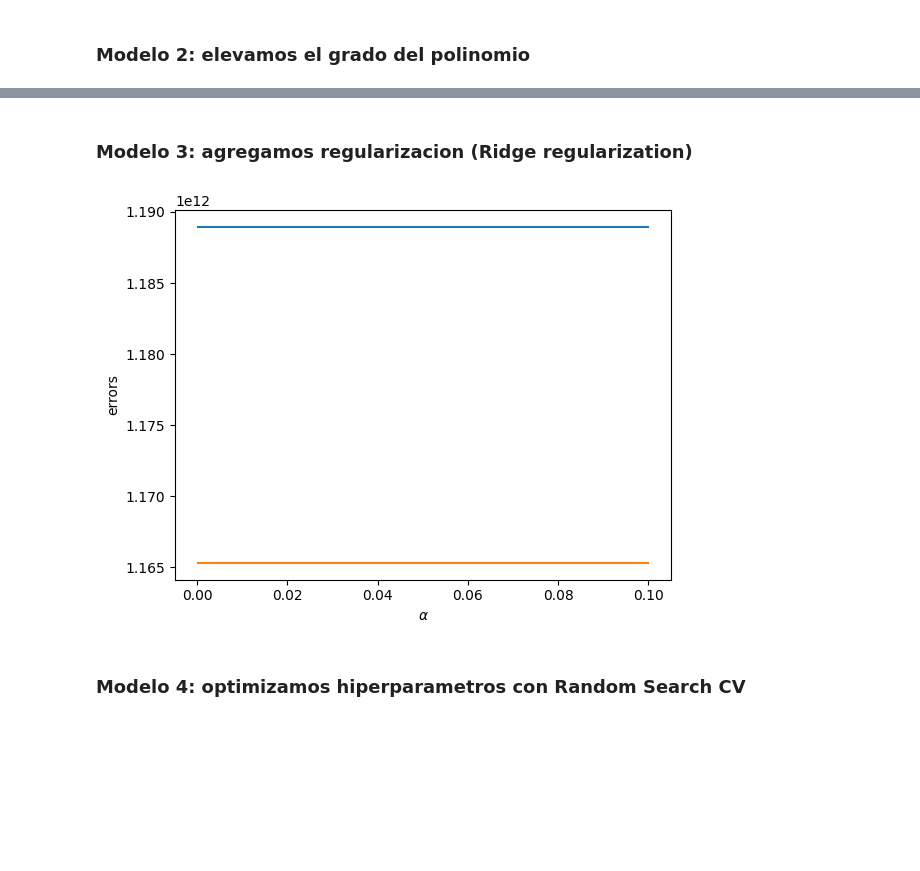
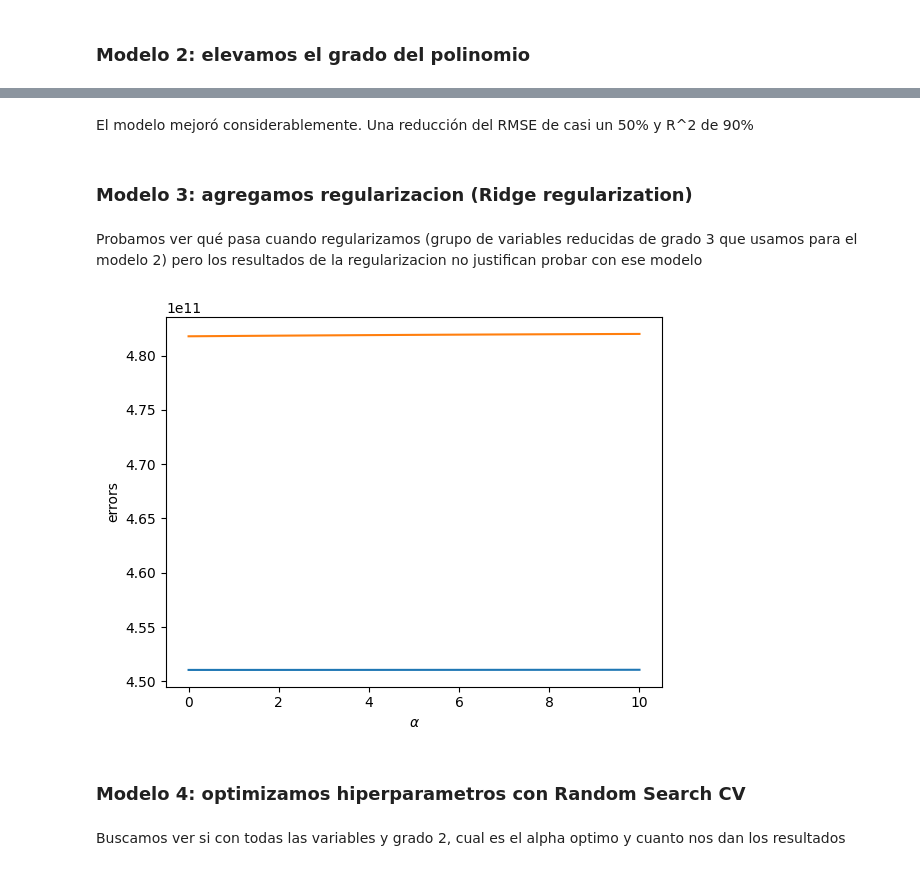
Before and after one commit to ichiP245/TP-Anal-tica-Descriptiva, a Jupyter notebook: notebooks/ModeloRL.ipynb, the cells around one changed output, grey strips where cells are left out. Saved outputs shown, nothing was run; the diff lists cells and outputs as text; code cells hidden in the pictures; blank space fills up the shorter version.

```diff
--- a/notebooks/ModeloRL.ipynb
+++ b/notebooks/ModeloRL.ipynb
@@ -115,7 +172,7 @@ See the caveats in the documentation: https://pandas.pydata.org/pandas-docs/stab
 # %%
 X = pd.get_dummies(X,drop_first=True)
 for col in X.columns:
-  if col.startswith('district_'):
+  if col.startswith('district_') or col.startswith('buildingType_') or col.startswith('renovationCondition_') or col.startswith('buildingStructure_'):
     X[col] = X[col].astype(int)
 # %% [markdown]
 ## Estandarizamos
@@ -477,9 +592,9 @@ X_test2 = X_test.drop(columns=vars_sacar)
 # %%
 start3 = time.time()
 linear_model = LinearRegression(fit_intercept=True)  # fit_intercept es el único parámetro relevante
-linear_model.fit(X_train2, y_train)
+linear_model.fit(X_train[vars_probar], y_train)
 
-y_pred = linear_model.predict(X_test2)
+y_pred = linear_model.predict(X_test[vars_probar])
 end3 = time.time()
 # %%
 model2 = guardo_resultados('Regresion lineal multiple simple (bis)', y_test, y_pred, end3-start3)
@@ -495,9 +674,9 @@ model2
 # %%
 start4 = time.time()
 
-poly = PolynomialFeatures(degree=2, include_bias=False)
-X_train2_poly = poly.fit_transform(X_train2)
-X_test2_poly = poly.transform(X_test2)
+poly = PolynomialFeatures(degree=3, include_bias=False)
+X_train2_poly = poly.fit_transform(X_train[vars_probar])
+X_test2_poly = poly.transform(X_test[vars_probar])
 
 poly_model = LinearRegression()
 poly_model.fit(X_train2_poly, y_train)
@@ -517,21 +695,0 @@ modelo3
-# %%
-# Graficamos los errores en train y test para distintos grados
-train_errors = []
-test_errors = []
-degrees = np.arange(1, 5)
-for degree in degrees:
-    poly = PolynomialFeatures(degree=degree, include_bias=False)
-    X_train2_poly = poly.fit_transform(X_train2)
-    reg = LinearRegression()
-    reg.fit(X_train2_poly, y_train)
-    train_errors.append(mean_squared_error(y_train, reg.predict(X_train2_poly)))
-    test_errors.append(mean_squared_error(y_test, reg.predict(poly.transform(X_test2))))
-
-plt.plot(degrees, train_errors, label='train')
-plt.plot(degrees, test_errors, label='test')
-plt.xticks(np.arange(1,31,2))
-plt.yscale('log')
-plt.legend()
-plt.xlabel('grado')
-plt.ylabel('error')
-print('Mínimo de error en test con grado',degrees[np.argmin(test_errors)])
@@ -541,31 +696,37 @@ Mínimo de error en test con grado 3
+# %% [markdown]
+El modelo mejoró considerablemente. Una reducción del RMSE de casi un 50% y R^2 de 90%
 # %% [markdown]
 ### Modelo 3: agregamos regularizacion (Ridge regularization)
+# %% [markdown]
+Probamos ver qué pasa cuando regularizamos (grupo de variables reducidas de grado 3 que usamos para el modelo 2) pero los resultados de la regularizacion no justifican probar con ese modelo
 # %%
 # Vemos como varia el error cuadratico medio a medida que cambia el alpha
 # (manteniendo constante el grado del polinomio de regresion)
 
-alphas = np.linspace(0.0001,0.1,50)
+alphas = np.linspace(0.001,10,75)
 train_errors = []
 r2_train = []
 
 test_errors = []
 r2_test = []
 for alpha in alphas:
   reg_Ridge = Ridge(alpha=alpha)
-  reg_Ridge.fit(X_train, y_train)
-  train_error = mean_squared_error(y_train, reg_Ridge.predict(X_train))
+  reg_Ridge.fit(X_train2_poly, y_train)
+  train_error = mean_squared_error(y_train, reg_Ridge.predict(X_train2_poly))
   train_errors.append(train_error)
-  r2_train.append(r2_score(y_train, reg_Ridge.predict(X_train)))
+  r2_train.append(r2_score(y_train, reg_Ridge.predict(X_train2_poly)))
 
-  test_error = mean_squared_error(y_test, reg_Ridge.predict(X_test))
+  test_error = mean_squared_error(y_test, reg_Ridge.predict(X_test2_poly))
   test_errors.append(test_error)
-  r2_test.append(r2_score(y_test, reg_Ridge.predict(X_test)))
+  r2_test.append(r2_score(y_test, reg_Ridge.predict(X_test2_poly)))
 
 plt.plot(alphas,train_errors,'-')
 plt.plot(alphas,test_errors,'-')
 plt.xlabel(r'$\alpha$')
 plt.ylabel('errors');
 # %% [output]
-[figure, old version]
+[figure, new version]
 # %% [markdown]
 ### Modelo 4: optimizamos hiperparametros con Random Search CV
+# %% [markdown]
+Buscamos ver si con todas las variables y grado 2, cual es el alpha optimo y cuanto nos dan los resultados
```
Also changed, not shown: parts of 63 cells of this notebook.
